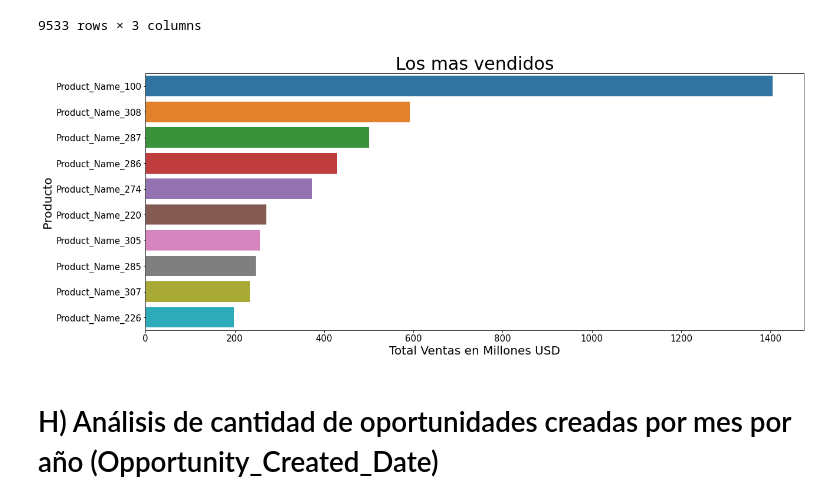
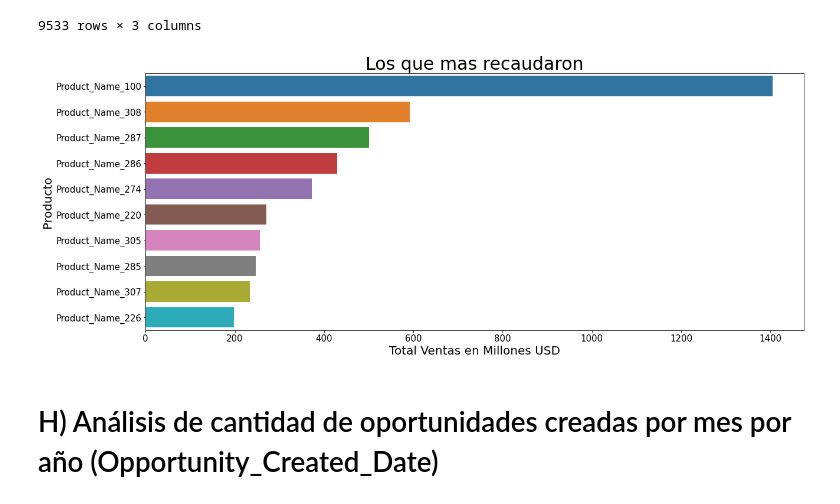
Before and after one commit to FerFabbiano/tp1-OrganizacionDeDatos, a Jupyter notebook: TP1_OrgaDeDatos.ipynb, the cells around one changed output. Saved outputs shown, nothing was run; the diff lists cells and outputs as text; code cells hidden in the pictures.

```diff
--- a/TP1_OrgaDeDatos.ipynb
+++ b/TP1_OrgaDeDatos.ipynb
@@ -764,16 +747,16 @@ los10ProdMasVendidos.reset_index(inplace=True)
 # %%
 plt.figure(figsize=(20,8))
 los10ProdMasVendidosPlot = sns.barplot(y='Product_Name', \
                                        x='Total_Taxable_Amount_Millions_USD', \
                                        orient='h', \
                                        data=los10ProdMasVendidos)
-los10ProdMasVendidosPlot.set_title("Los mas vendidos",fontsize=30)
+los10ProdMasVendidosPlot.set_title("Los que mas recaudaron",fontsize=30)
 los10ProdMasVendidosPlot.set_xlabel("Total Ventas en Millones USD",fontsize=20)
 los10ProdMasVendidosPlot.set_ylabel("Producto",fontsize=20)
 los10ProdMasVendidosPlot.tick_params(labelsize=15)
 plt.savefig("10_productos_mas_vendidos.png", bbox_inches='tight')
 # %% [output]
-[figure, old version]
+[figure, new version]
 # %% [markdown]
 # H) Análisis de cantidad de oportunidades creadas por mes por año (Opportunity_Created_Date)
 # %% [markdown]
```
Also changed, not shown: parts of 13 cells of this notebook, 20 other files.
